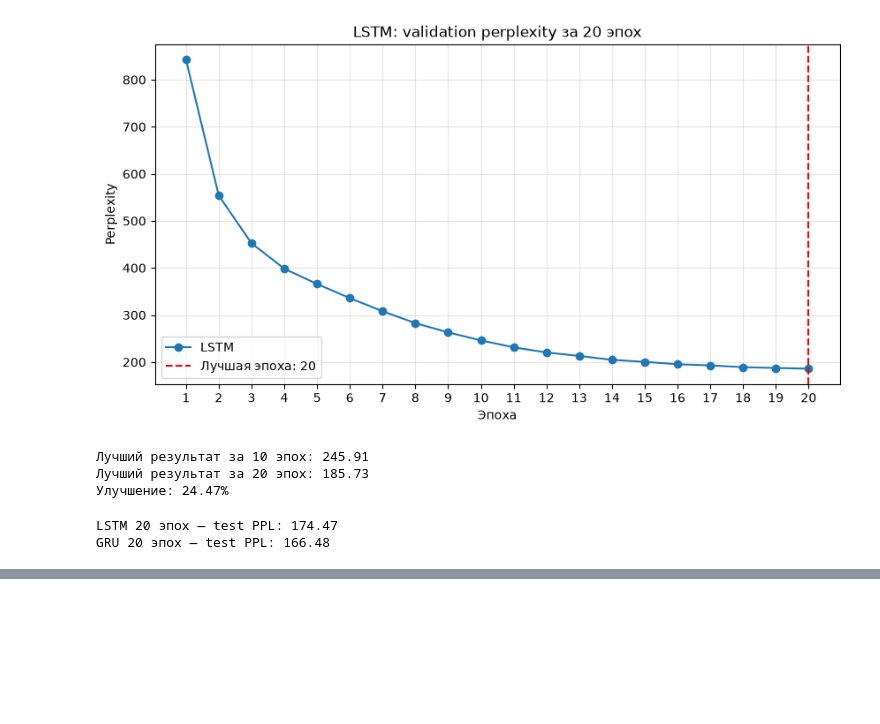
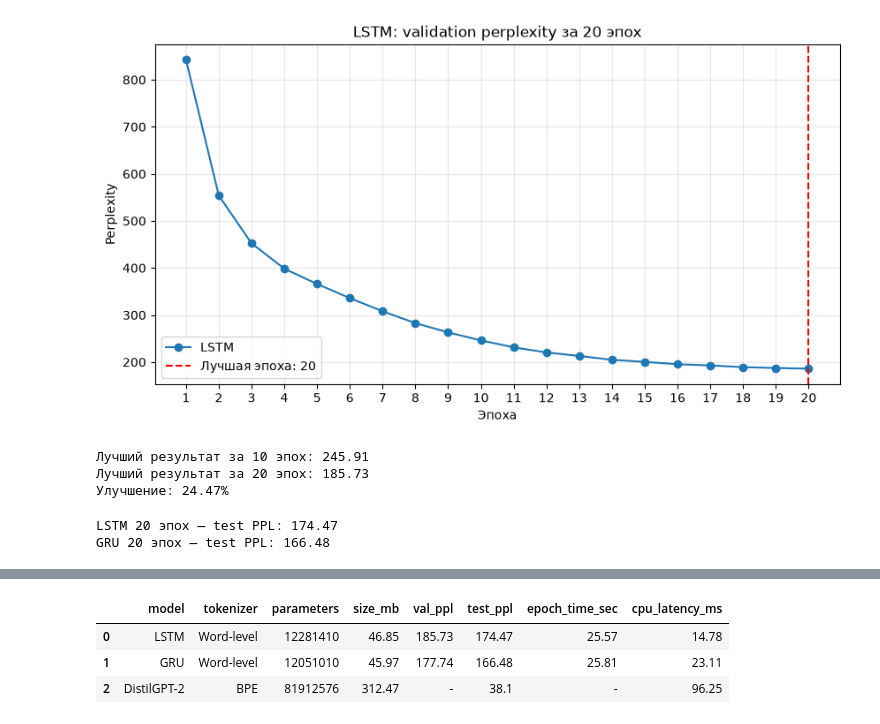
Before and after one commit to Tuinf1/03_ltsm_text_auto-completion-1_project-, a Jupyter notebook: 01_work_test.ipynb, the cells around one changed output, grey strips where cells are left out. Saved outputs shown, nothing was run; the diff lists cells and outputs as text; code cells hidden in the pictures; blank space fills up the shorter version.

```diff
--- a/01_work_test.ipynb
+++ b/01_work_test.ipynb
@@ -2803,0 +3133,4 @@ GRU 20 эпох — test PPL: 166.48
+# %%
+final_lstm_model = final_lstm_model.to(DEVICE)
+final_gru_model = final_gru_model.to(DEVICE)
+gpt2_model = gpt2_model.to(DEVICE)
@@ -2803,0 +3143,92 @@ GRU 20 эпох — test PPL: 166.48
+# %%
+# Финальная оценка моделей после 20 эпох
+criterion = nn.CrossEntropyLoss()
+
+lstm_final_test_loss, lstm_final_test_ppl = (
+    evaluate_model(
+        final_lstm_model,
+        test_loader,
+        criterion,
+    )
+)
+
+gru_final_test_loss, gru_final_test_ppl = (
+    evaluate_model(
+        final_gru_model,
+        test_loader,
+        criterion,
+    )
+)
+
+latency_lookup = latency_df.set_index(
+    "model"
+)["median_ms"]
+
+final_comparison = pd.DataFrame(
+    [
+        {
+            "model": "LSTM",
+            "tokenizer": "Word-level",
+            "parameters": count_parameters(
+                final_lstm_model
+            ),
+            "size_mb": model_size_mb(
+                final_lstm_model
+            ),
+            "val_ppl": lstm_history_20[
+                "validation_perplexity"
+            ].min(),
+            "test_ppl": lstm_final_test_ppl,
+            "epoch_time_sec": lstm_history_20[
+                "epoch_time"
+            ].median(),
+            "cpu_latency_ms": latency_lookup["LSTM"],
+        },
+        {
+            "model": "GRU",
+            "tokenizer": "Word-level",
+            "parameters": count_parameters(
+                final_gru_model
+            ),
+            "size_mb": model_size_mb(
+                final_gru_model
+            ),
+            "val_ppl": gru_history_20[
+                "validation_perplexity"
+            ].min(),
+            "test_ppl": gru_final_test_ppl,
+            "epoch_time_sec": gru_history_20[
+                "epoch_time"
+            ].median(),
+            "cpu_latency_ms": latency_lookup["GRU"],
+        },
+        {
+            "model": "DistilGPT-2",
+            "tokenizer": "BPE",
+            "parameters": gpt2_parameters,
+            "size_mb": gpt2_size_mb,
+            "val_ppl": np.nan,
+            "test_ppl": gpt2_test_ppl,
+            "epoch_time_sec": np.nan,
+            "cpu_latency_ms": latency_lookup[
+                "DistilGPT-2"
+            ],
+        },
+    ]
+).round(2)
+
+final_comparison_display = (
+    final_comparison
+    .astype(object)
+    .where(
+        final_comparison.notna(),
+        "-",
+    )
+)
+
+final_comparison_display
+# %% [output]
+|  | model | tokenizer | parameters | size_mb | val_ppl | test_ppl | epoch_time_sec | cpu_latency_ms |
+| 0 | LSTM | Word-level | 12281410 | 46.85 | 185.73 | 174.47 | 25.57 | 14.78 |
+| 1 | GRU | Word-level | 12051010 | 45.97 | 177.74 | 166.48 | 25.81 | 23.11 |
+| 2 | DistilGPT-2 | BPE | 81912576 | 312.47 | - | 38.1 | - | 96.25 |
```
Also changed, not shown: parts of 23 cells of this notebook.
